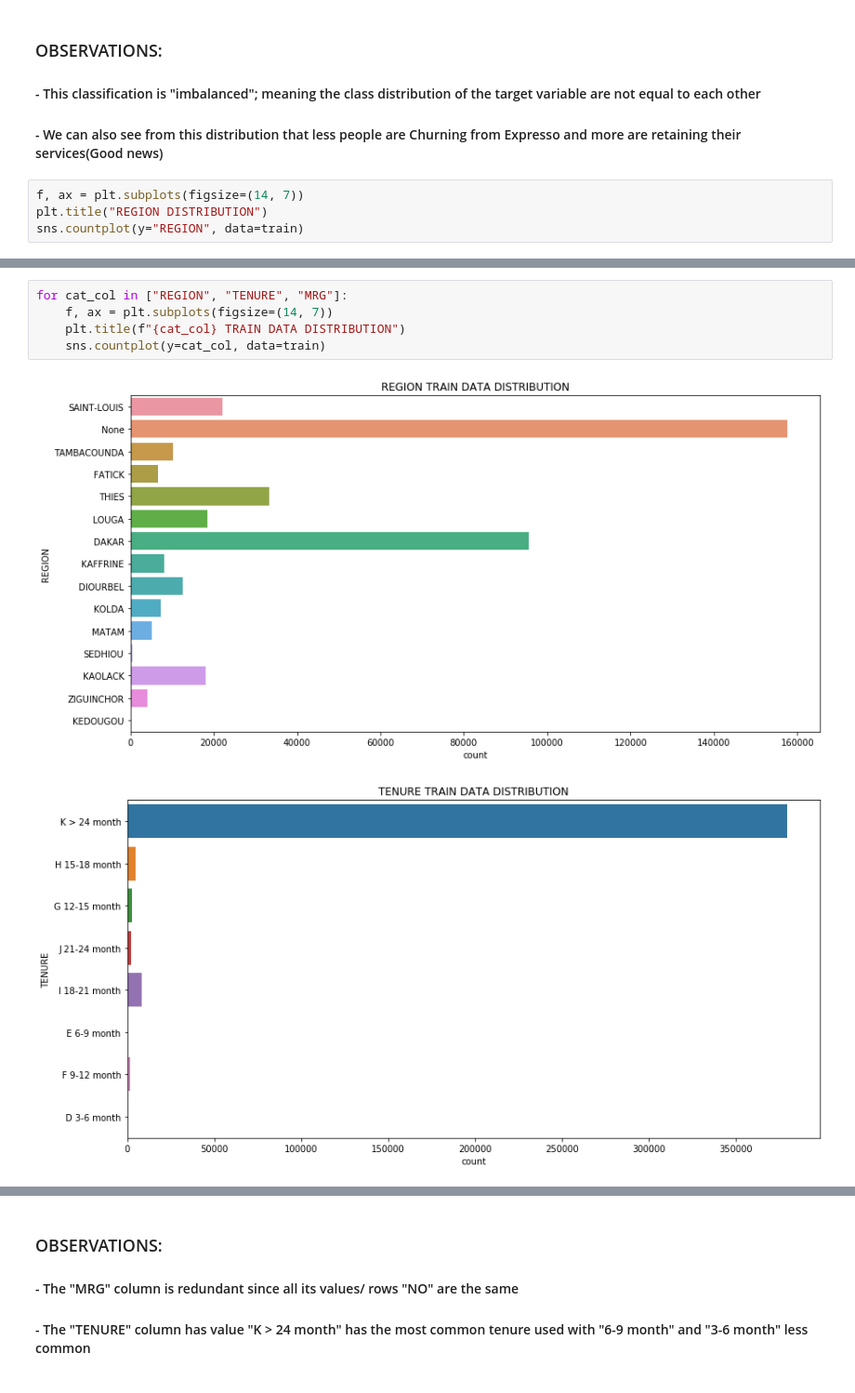
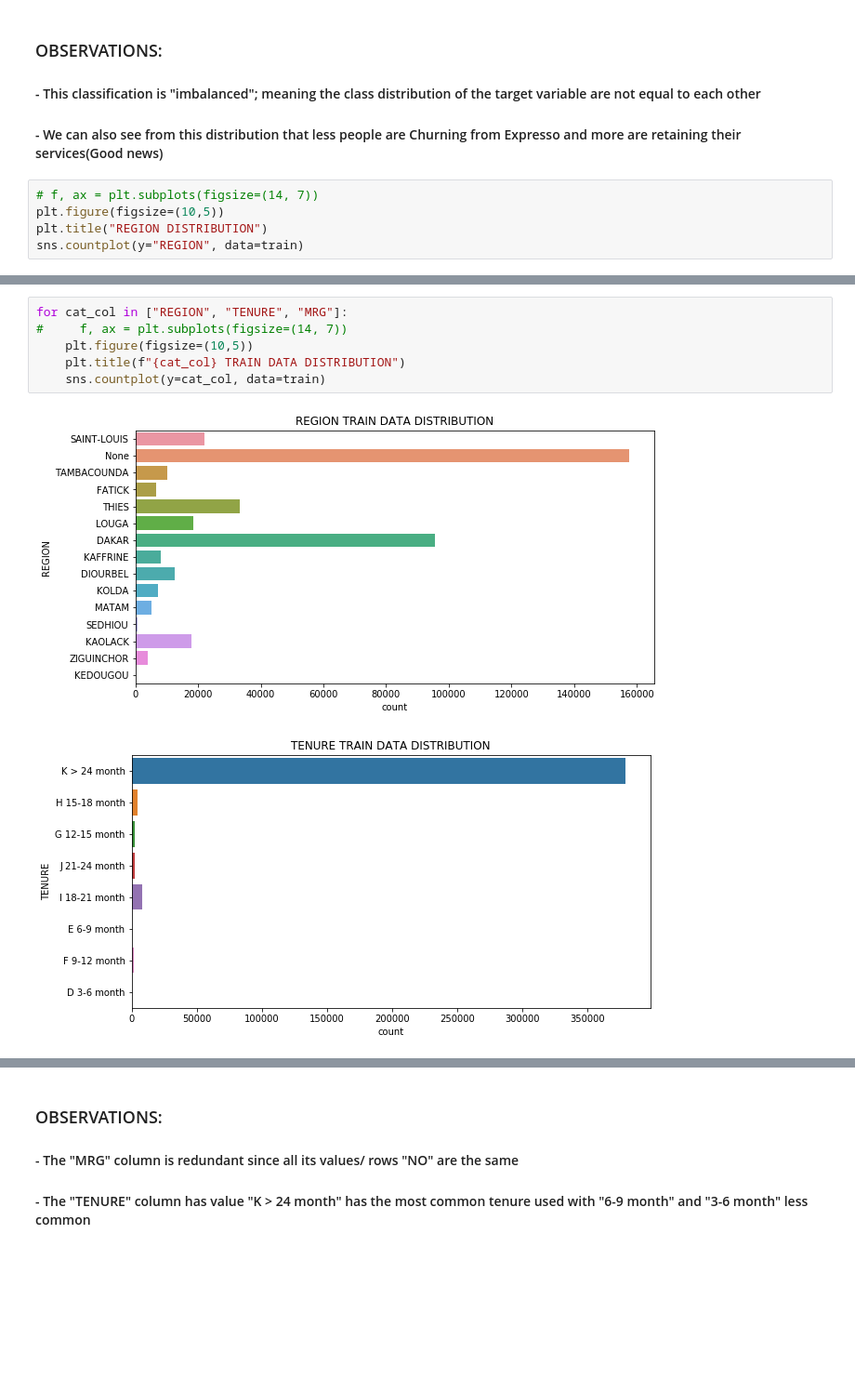
Before and after one commit to JUGG097/DSN-Expresso-Churn-Hackathon, a Jupyter notebook: Visualization.ipynb, the cells around one changed output, grey strips where cells are left out. Shown at 93% size. Cells and saved outputs as stored; diff of their text form; blank space fills up the shorter version.

```diff
--- a/Visualization.ipynb
+++ b/Visualization.ipynb
@@ -36,7 +36,8 @@ sns.countplot(x="CHURN", data=train)
 #### - This classification is "imbalanced"; meaning the class distribution of the target variable are not equal to each other
 #### - We can also see from this distribution that less people are Churning from Expresso and more are retaining their services(Good news)
 # %%
-f, ax = plt.subplots(figsize=(14, 7))
+# f, ax = plt.subplots(figsize=(14, 7))
+plt.figure(figsize=(10,5))
 plt.title("REGION DISTRIBUTION")
 sns.countplot(y="REGION", data=train)
 # %% [output]
@@ -45,8 +46,9 @@ sns.countplot(y="REGION", data=train)
 # %%
 for cat_col in ["REGION", "TENURE", "MRG"]:
-    f, ax = plt.subplots(figsize=(14, 7))
+#     f, ax = plt.subplots(figsize=(14, 7))
+    plt.figure(figsize=(10,5))
     plt.title(f"{cat_col} TRAIN DATA DISTRIBUTION")
     sns.countplot(y=cat_col, data=train)
 # %% [output]
-[figure, old version]
+[figure, new version]
-[figure, old version]
+[figure, new version]
```
Also changed, not shown: parts of 7 cells of this notebook.
